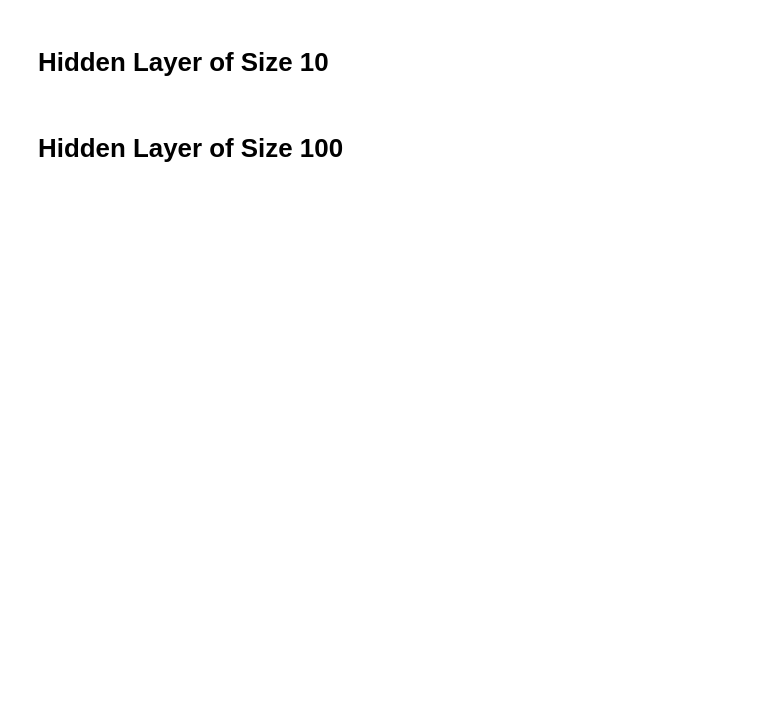
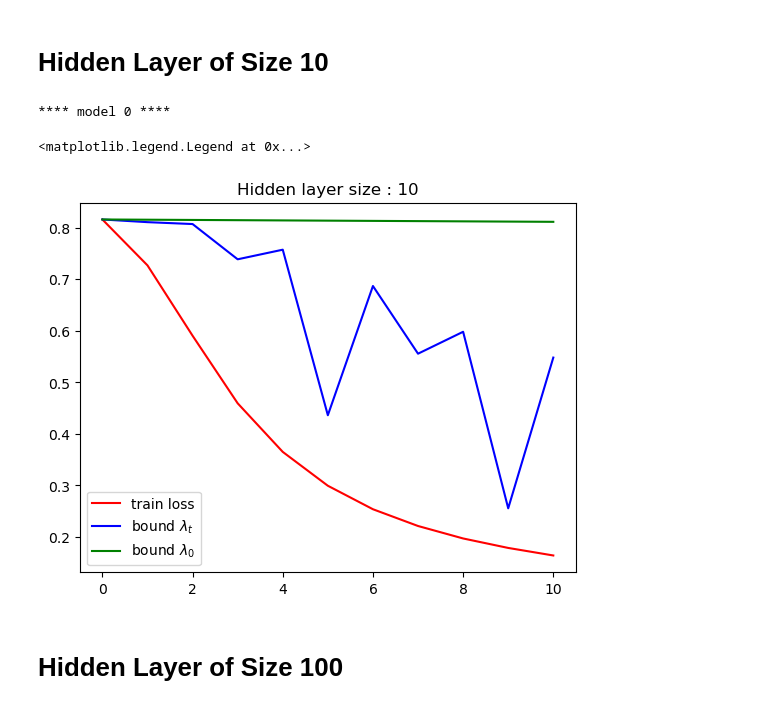
Before and after one commit to vilhess/NTK, a Jupyter notebook: loss_bound/mnist/fcnn.ipynb, the cells around one changed output. Cells and saved outputs as stored; diff of their text form; code cells hidden in the pictures; blank space fills up the shorter version.

```diff
--- a/loss_bound/mnist/fcnn.ipynb
+++ b/loss_bound/mnist/fcnn.ipynb
@@ -20,7 +20,7 @@ transform = Compose([
                     Normalize((0.1307,), (0.3081,))
                     ])
 
-trainset = MNIST(root="../../../coding/Dataset/", train=True, download=False, transform=transform)
+trainset = MNIST(root="../../../Datasets", train=True, download=False, transform=transform)
 trainloader = DataLoader(trainset, batch_size=256, shuffle=True)
 
 class_to_data = {i:[] for i in range(10)}
@@ -37,7 +37,7 @@ all_losses_10 = []
 all_borne_infinie_10 = []
 all_borne_finie_10 = []
 
-for i in range(10):
+for i in range(1):
     print(f"**** model {i} ****")
 
     model = NN(hidden_dim=10).to(DEVICE)
@@ -71,6 +71,7 @@ for i in range(10):
 
         running_loss = 0
         for i, (inputs, targets) in enumerate(trainloader):
+            inputs, targets = inputs.to(DEVICE), targets.to(DEVICE)
             preds = model(inputs)
             loss = criterion(preds, targets)
             optimizer.zero_grad()
@@ -78,36 +79,40 @@ for i in range(10):
             optimizer.step()
             running_loss+=loss.item()
         pbar.set_description(f"Epoch : {epoch+1} : loss {running_loss}")
 
         model.eval()
-        lambda_min, classes = compute_score(model, trainset)
+        lambda_min, classes = compute_score(model, trainset, device=DEVICE)
 
         full_score = 0
         borne_timesteps = 0
         borne_lambda0 = 0
 
         for c in classes:
             score_c = sum((1 - F.softmax(model(class_to_data[c]), dim=1)[:,c])**2)
             full_score+=score_c
 
         borne_timesteps = np.exp(-lambda_min*(epoch+1))*full_score_init.detach()
         borne_lambda0 = np.exp(-lambda_min_init*(epoch+1))*full_score_init.detach()
 
         full_score = full_score.item()/len(trainset)
-        records_borne_timesteps.append(borne_timesteps)
-        records_borne_lambda0.append(borne_lambda0)
+        records_borne_timesteps.append(borne_timesteps.item())
+        records_borne_lambda0.append(borne_lambda0.item())
         records_loss_exp.append(full_score)
         records_loss.append(running_loss)
 
     all_losses_10.append(records_loss_exp)
     all_borne_finie_10.append(records_borne_timesteps)
     all_borne_infinie_10.append(records_borne_lambda0)
 
 plt.plot(np.mean(all_losses_10, axis=0), c="red", label="train loss")
 plt.plot(np.mean(all_borne_finie_10, axis=0), c="blue", label="bound $\lambda_t$")
 plt.plot(np.mean(all_borne_infinie_10, axis=0), c="green", label="bound $\lambda_0$")
 plt.title('Hidden layer size : 10')
 plt.legend()
+# %% [output]
+**** model 0 ****
+<matplotlib.legend.Legend at 0x...>
+[figure, added]
 # %% [markdown]
 # Hidden Layer of Size 100
 # %%
```
Also changed, not shown: parts of 2 cells of this notebook, 1 other file.
